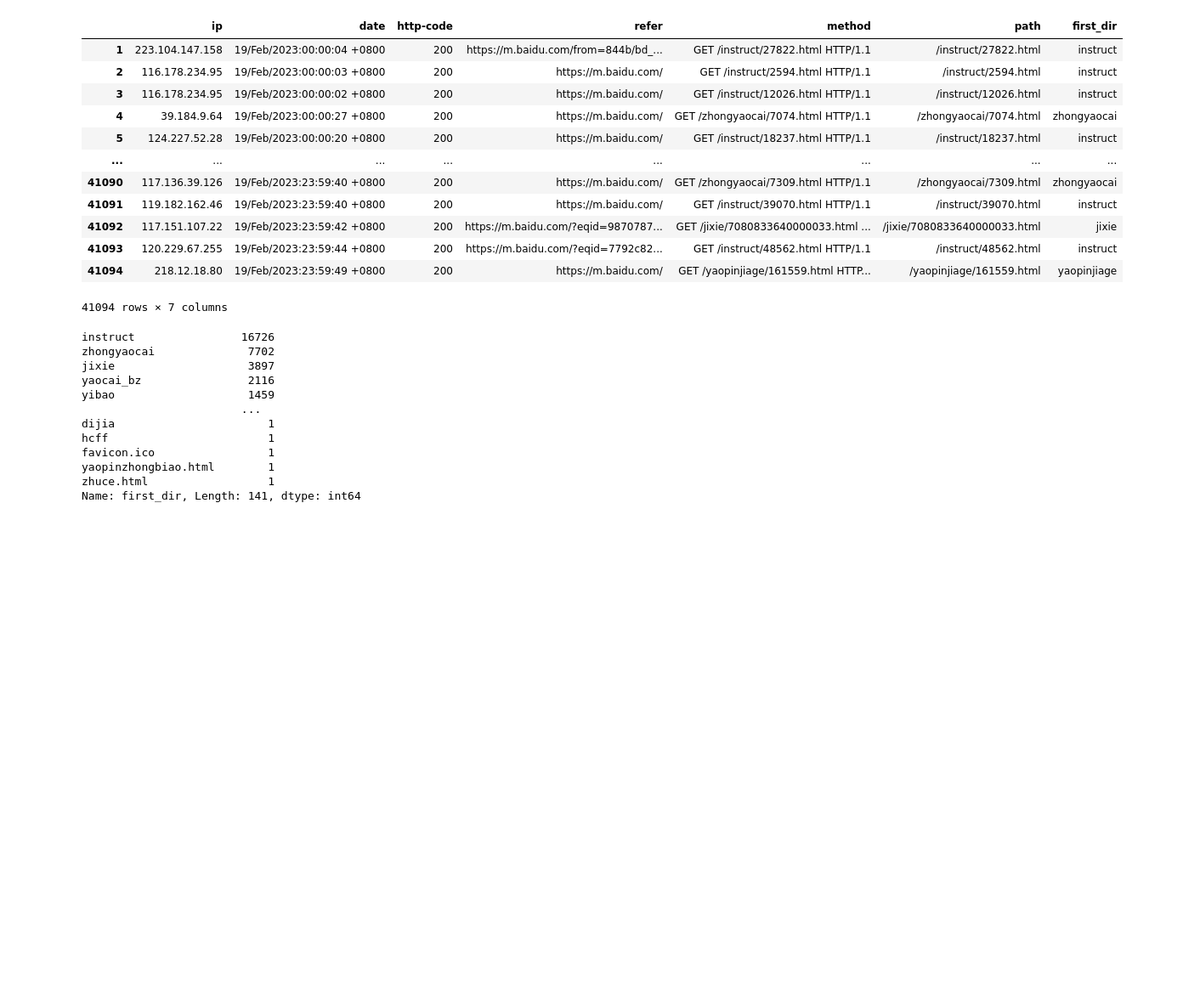
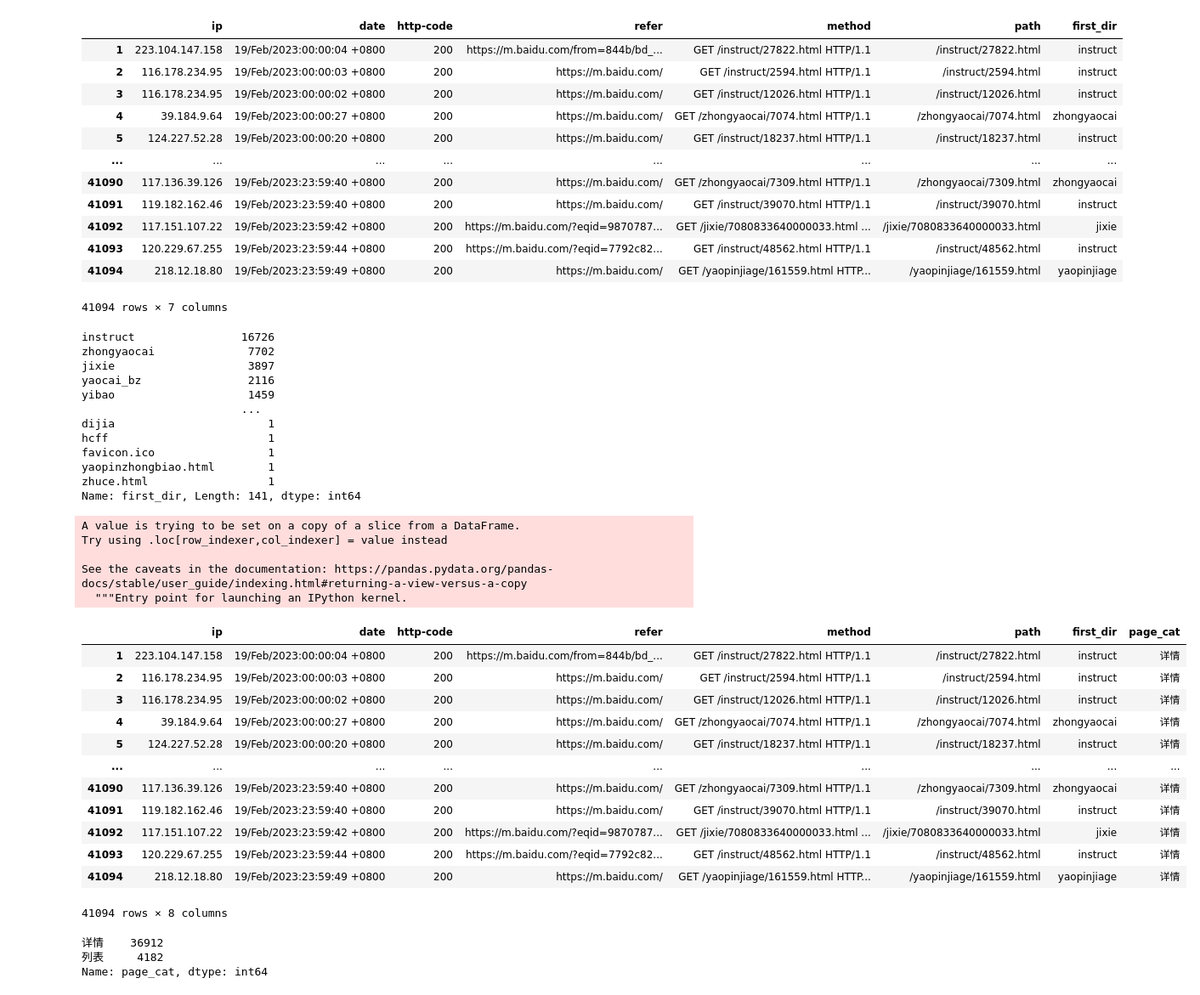
Before and after one commit to Liumeng404/log, a Jupyter notebook: log_file.ipynb, the cells around one changed output. Shown at 85% size. Drawn from its saved outputs; the diff is of its cells as text; code cells hidden in the pictures; blank space fills up the shorter version.

```diff
--- a/log_file.ipynb
+++ b/log_file.ipynb
@@ -163,0 +166,35 @@ Name: first_dir, Length: 141, dtype: int64
+# %%
+def path_cat(x:str):
+    if '?' in x:
+        return "列表"
+    return "详情"
+# %%
+log_df['page_cat'] = log_df['path'].apply(path_cat)
+# %% [output]
+A value is trying to be set on a copy of a slice from a DataFrame.
+Try using .loc[row_indexer,col_indexer] = value instead
+
+See the caveats in the documentation: https://pandas.pydata.org/pandas-docs/stable/user_guide/indexing.html#returning-a-view-versus-a-copy
+  """Entry point for launching an IPython kernel.
+# %%
+log_df
+# %% [output]
+|  | ip | date | http-code | refer | method | path | first_dir | page_cat |
+| 1 | 223.104.147.158 | 19/Feb/2023:00:00:04 +0800 | 200 | https://m.baidu.com/from=844b/bd_... | GET /instruct/27822.html HTTP/1.1 | /instruct/27822.html | instruct | 详情 |
+| 2 | 116.178.234.95 | 19/Feb/2023:00:00:03 +0800 | 200 | https://m.baidu.com/ | GET /instruct/2594.html HTTP/1.1 | /instruct/2594.html | instruct | 详情 |
+| 3 | 116.178.234.95 | 19/Feb/2023:00:00:02 +0800 | 200 | https://m.baidu.com/ | GET /instruct/12026.html HTTP/1.1 | /instruct/12026.html | instruct | 详情 |
+| 4 | 39.184.9.64 | 19/Feb/2023:00:00:27 +0800 | 200 | https://m.baidu.com/ | GET /zhongyaocai/7074.html HTTP/1.1 | /zhongyaocai/7074.html | zhongyaocai | 详情 |
+| 5 | 124.227.52.28 | 19/Feb/2023:00:00:20 +0800 | 200 | https://m.baidu.com/ | GET /instruct/18237.html HTTP/1.1 | /instruct/18237.html | instruct | 详情 |
+| ... | ... | ... | ... | ... | ... | ... | ... | ... |
+| 41090 | 117.136.39.126 | 19/Feb/2023:23:59:40 +0800 | 200 | https://m.baidu.com/ | GET /zhongyaocai/7309.html HTTP/1.1 | /zhongyaocai/7309.html | zhongyaocai | 详情 |
+| 41091 | 119.182.162.46 | 19/Feb/2023:23:59:40 +0800 | 200 | https://m.baidu.com/ | GET /instruct/39070.html HTTP/1.1 | /instruct/39070.html | instruct | 详情 |
+| 41092 | 117.151.107.22 | 19/Feb/2023:23:59:42 +0800 | 200 | https://m.baidu.com/?eqid=9870787... | GET /jixie/7080833640000033.html ... | /jixie/7080833640000033.html | jixie | 详情 |
+| 41093 | 120.229.67.255 | 19/Feb/2023:23:59:44 +0800 | 200 | https://m.baidu.com/?eqid=7792c82... | GET /instruct/48562.html HTTP/1.1 | /instruct/48562.html | instruct | 详情 |
+| 41094 | 218.12.18.80 | 19/Feb/2023:23:59:49 +0800 | 200 | https://m.baidu.com/ | GET /yaopinjiage/161559.html HTTP... | /yaopinjiage/161559.html | yaopinjiage | 详情 |
+41094 rows × 8 columns
+# %%
+log_df['page_cat'].value_counts()
+# %% [output]
+详情    36912
+列表     4182
+Name: page_cat, dtype: int64
```
Also changed, not shown: parts of 11 cells of this notebook.
